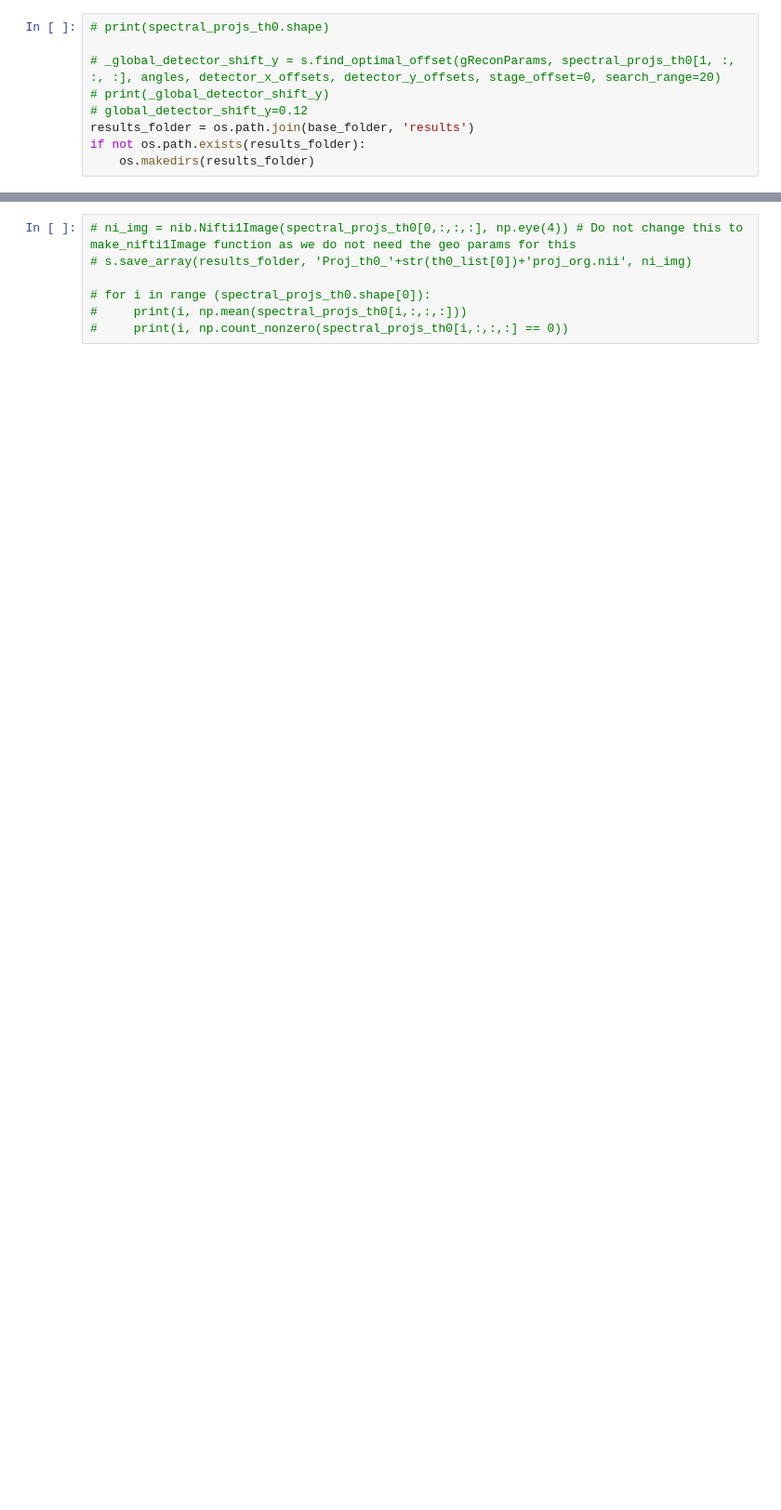
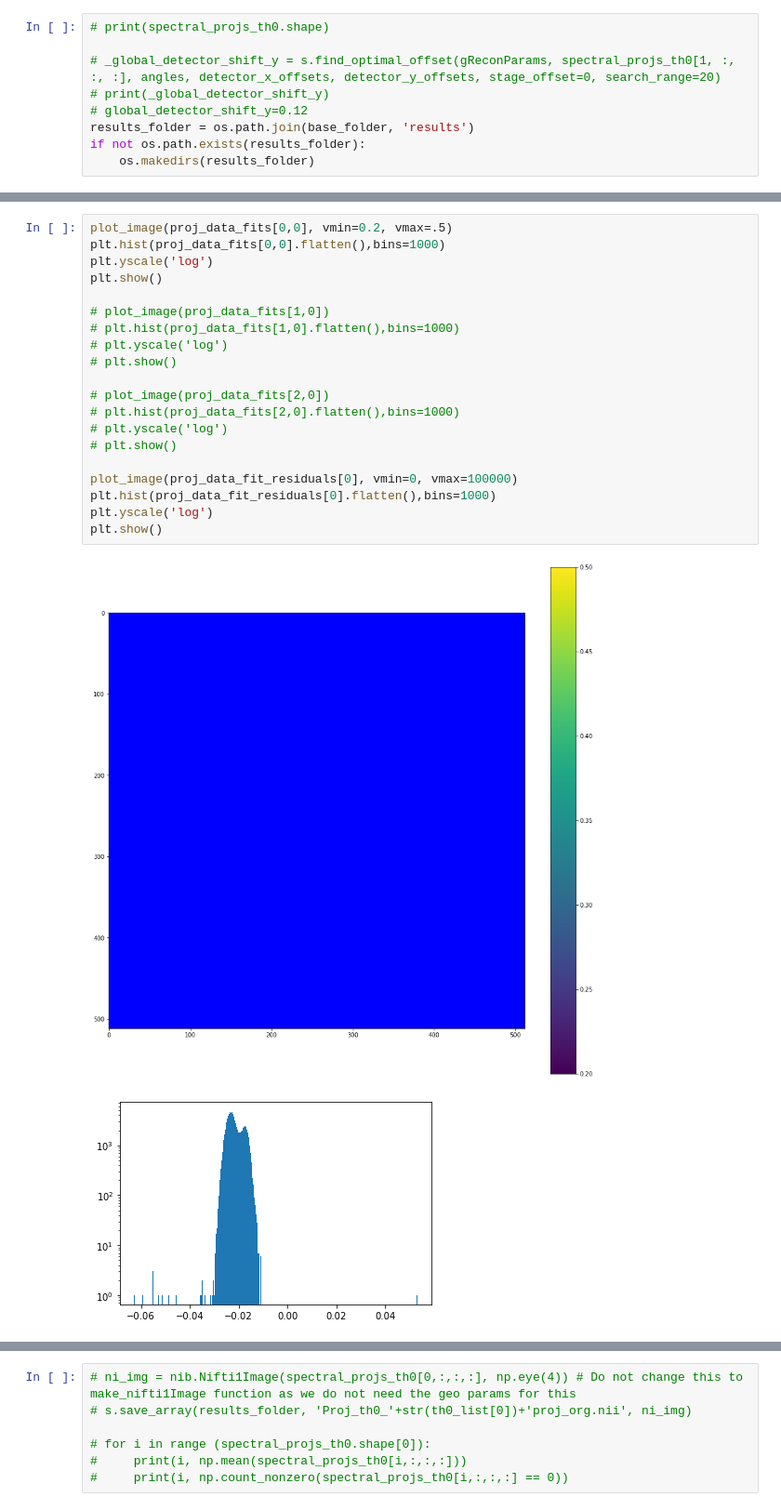
Before and after one commit to navrit/TIGRE, a Jupyter notebook: Python/demos/recon.ipynb, the cells around one changed output, grey strips where cells are left out. Shown at 93% size. Drawn from its saved outputs; the diff is of its cells as text; blank space fills up the shorter version.

```diff
--- a/Python/demos/recon.ipynb
+++ b/Python/demos/recon.ipynb
@@ -202,0 +278,23 @@ proj_data_fit_residuals[:,:h,  h:] = residuals_3
+# %%
+plot_image(proj_data_fits[0,0], vmin=0.2, vmax=.5)
+plt.hist(proj_data_fits[0,0].flatten(),bins=1000)
+plt.yscale('log')
+plt.show()
+
+# plot_image(proj_data_fits[1,0])
+# plt.hist(proj_data_fits[1,0].flatten(),bins=1000)
+# plt.yscale('log')
+# plt.show()
+
+# plot_image(proj_data_fits[2,0])
+# plt.hist(proj_data_fits[2,0].flatten(),bins=1000)
+# plt.yscale('log')
+# plt.show()
+
+plot_image(proj_data_fit_residuals[0], vmin=0, vmax=100000)
+plt.hist(proj_data_fit_residuals[0].flatten(),bins=1000)
+plt.yscale('log')
+plt.show()
+# %% [output]
+[figure, added]
+[figure, added]
```
Also changed, not shown: parts of 16 cells of this notebook, 9 other files.
